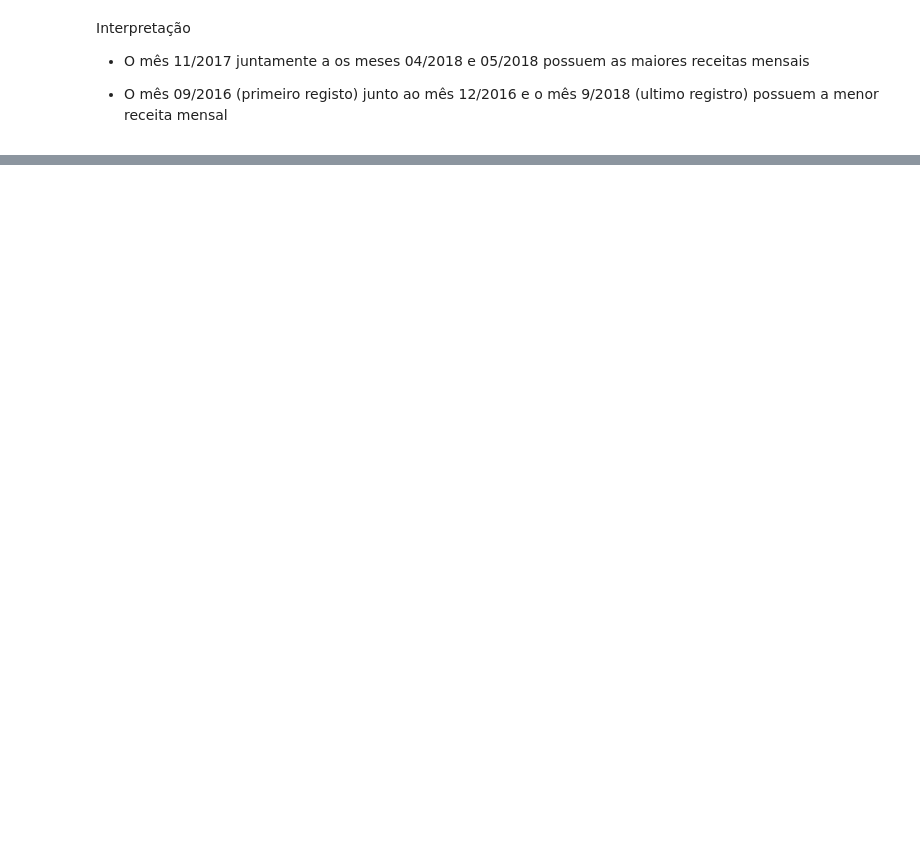
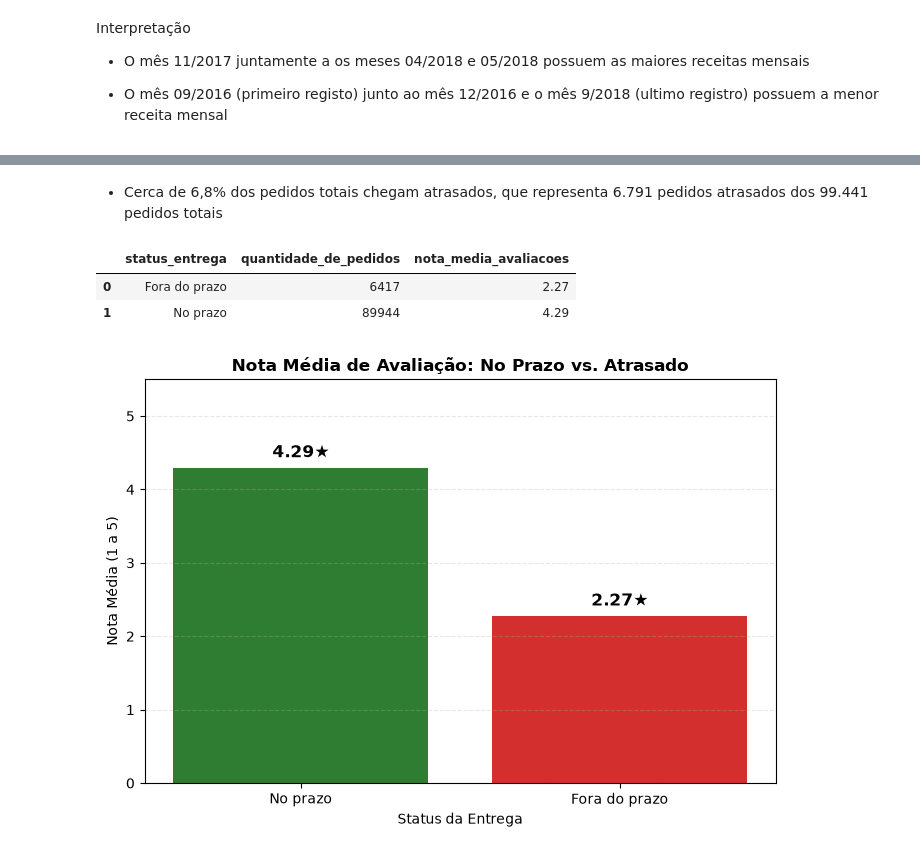
Before and after one commit to pedrohnh06/ecommerce-data-analytics, a Jupyter notebook: notebooks/01_exploracao.ipynb, the cells around one changed output, grey strips where cells are left out. Saved outputs shown, nothing was run; the diff lists cells and outputs as text; code cells hidden in the pictures; blank space fills up the shorter version.

```diff
--- a/notebooks/01_exploracao.ipynb
+++ b/notebooks/01_exploracao.ipynb
@@ -171,0 +239,63 @@ plt.show()
+# %% [markdown]
+* Cerca de 6,8% dos pedidos totais chegam atrasados, que representa 6.791 pedidos atrasados dos 99.441 pedidos totais
+# %%
+sql="""
+WITH tabela_temporaria AS (
+    SELECT
+        o.order_id,
+        o.customer_id,
+        o.order_purchase_timestamp AS data_da_compra,
+        o.order_delivered_customer_date data_da_entrega,
+        o.order_estimated_delivery_date AS data_estimada,
+
+        DATE(o.order_delivered_customer_date) - DATE(o.order_purchase_timestamp) AS tempo_entrega,
+
+        CASE
+            WHEN DATE(o.order_delivered_customer_date) <= DATE(o.order_estimated_delivery_date)
+            THEN 'No prazo'
+            ELSE 'Fora do prazo'
+        END AS status_entrega
+
+    FROM orders o
+    WHERE o.order_status = 'delivered'
+)
+SELECT
+    t.status_entrega,
+    COUNT(*) AS quantidade_de_pedidos,
+    ROUND(AVG(rev.review_score), 2) AS nota_media_avaliacoes
+FROM tabela_temporaria t
+JOIN order_reviews rev ON t.order_id = rev.order_id
+GROUP BY t.status_entrega;
+"""
+
+df_entrega_reviews = pd.read_sql_query(sql, engine)
+df_entrega_reviews.head()
+# %% [output]
+|  | status_entrega | quantidade_de_pedidos | nota_media_avaliacoes |
+| 0 | Fora do prazo | 6417 | 2.27 |
+| 1 | No prazo | 89944 | 4.29 |
+# %%
+plt.figure(figsize=(7,5))
+
+df_plot = df_entrega_reviews.sort_values(by='nota_media_avaliacoes', ascending=False)
+
+cores = ['#2e7d32' if status == 'No prazo' else '#d32f2f' for status in df_plot['status_entrega']]
+
+ax = plt.bar(df_plot['status_entrega'], df_plot['nota_media_avaliacoes'], color=cores, width=0.8)
+
+for p in ax:
+    height = p.get_height()
+    plt.annotate(f'{height:.2f}★',
+    xy=(p.get_x() + p.get_width() / 2, height),
+    xytext=(0, 5), textcoords="offset points",
+    ha='center', va='bottom', fontsize=12, fontweight='bold')
+
+plt.title('Nota Média de Avaliação: No Prazo vs. Atrasado', fontsize=12, fontweight='bold')
+plt.xlabel('Status da Entrega')
+plt.ylabel('Nota Média (1 a 5)')
+plt.ylim(0, 5.5) # Escala de 0 a 5 estrelas do e-commerce
+plt.grid(axis='y', linestyle='--', alpha=0.3)
+plt.tight_layout()
+plt.show()
+# %% [output]
+[figure, added]
```
Also changed, not shown: parts of 14 cells of this notebook, 2 other files.
